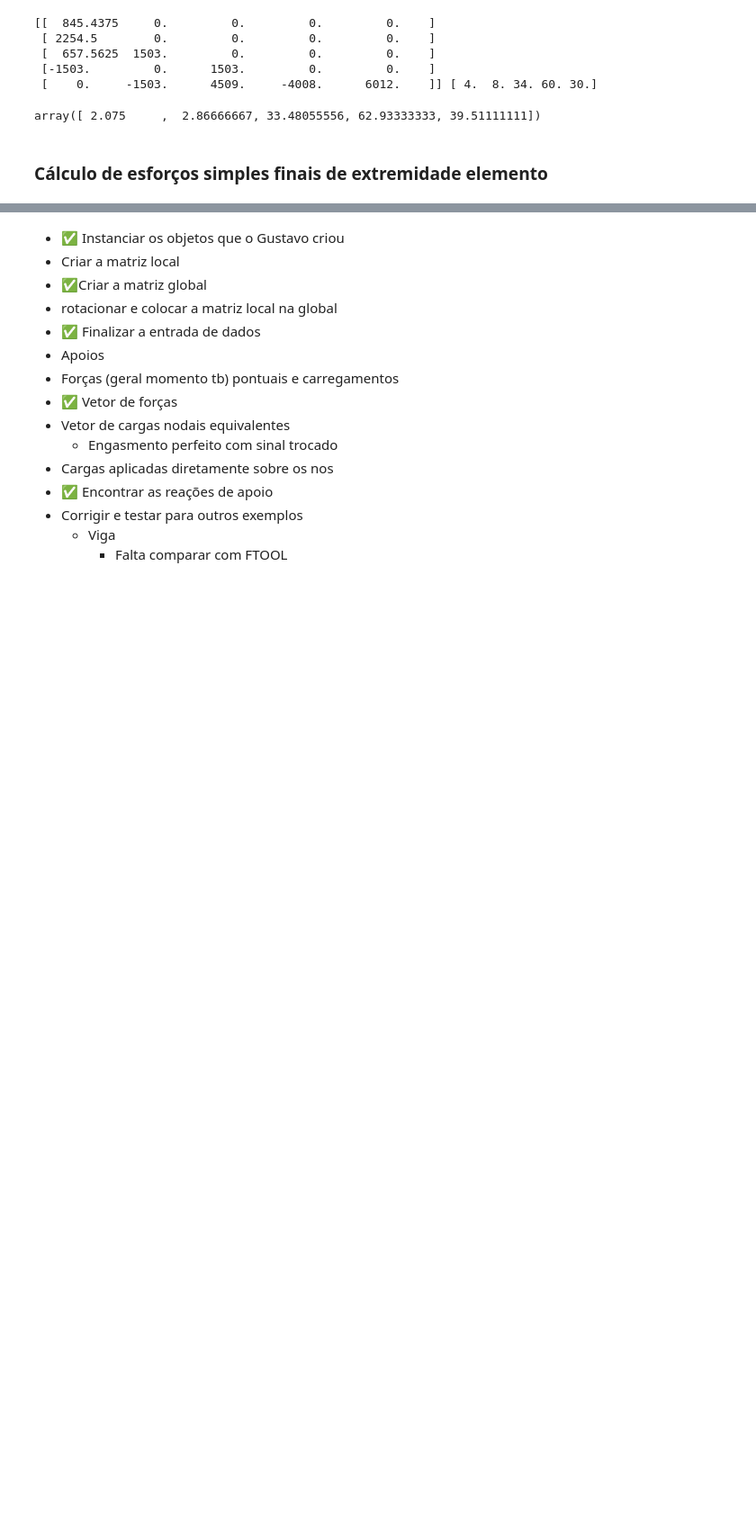
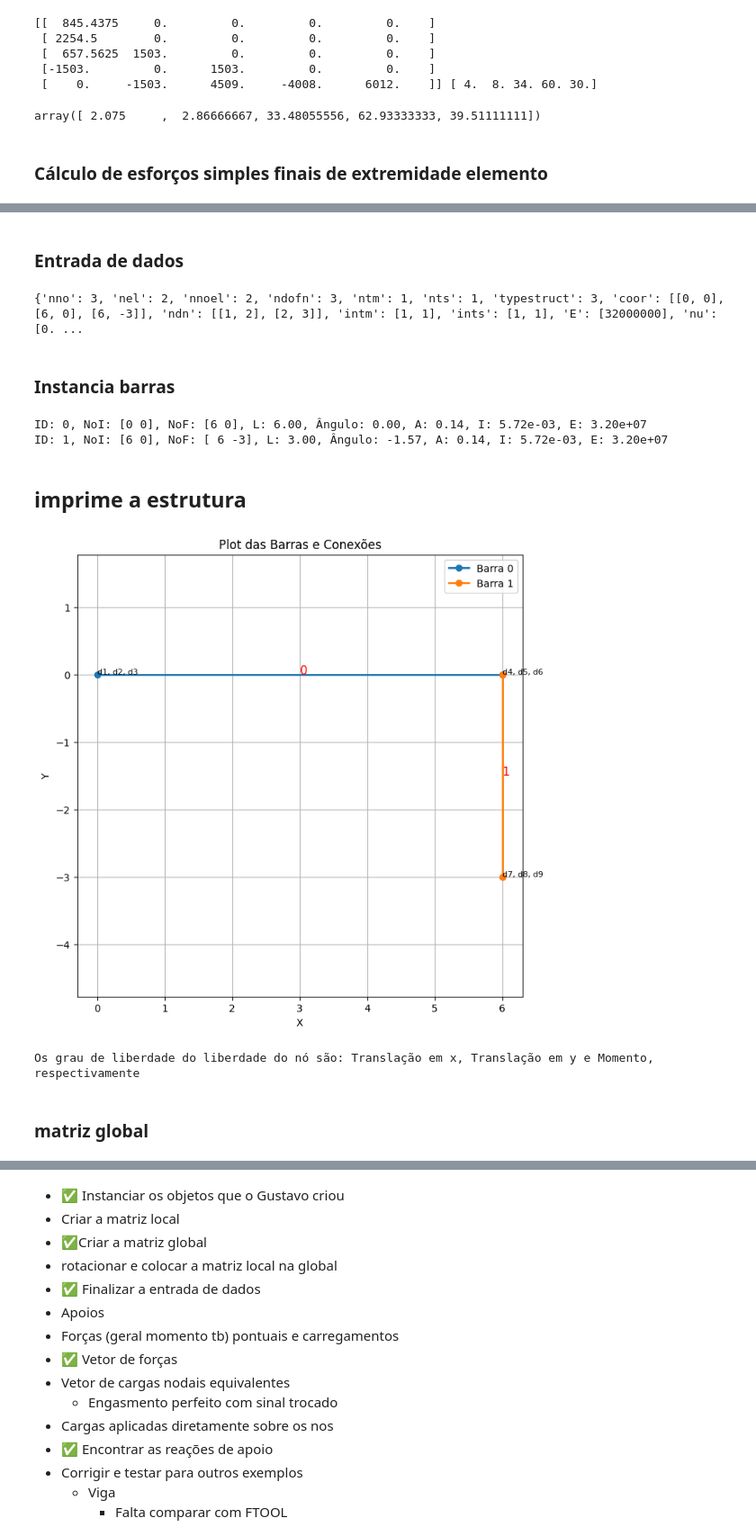
Before and after one commit to Leopalds/metodo-rigidez, a Jupyter notebook: MAC023-Trabalho2.ipynb, the cells around one changed output, grey strips where cells are left out. Shown at 90% size. Cells and saved outputs as stored; diff of their text form; code cells hidden in the pictures; blank space fills up the shorter version.

```diff
--- a/MAC023-Trabalho2.ipynb
+++ b/MAC023-Trabalho2.ipynb
@@ -927,0 +1108,27 @@ array([ 2.075     ,  2.86666667, 33.48055556, 62.93333333, 39.51111111])
+# %% [markdown]
+### Entrada de dados
+# %%
+filename = 'dados_modelo_ex6.JSON'
+data = read_data_json(filename)
+print(data)
+# %% [output]
+{'nno': 3, 'nel': 2, 'nnoel': 2, 'ndofn': 3, 'ntm': 1, 'nts': 1, 'typestruct': 3, 'coor': [[0, 0], [6, 0], [6, -3]], 'ndn': [[1, 2], [2, 3]], 'intm': [1, 1], 'ints': [1, 1], 'E': [32000000], 'nu': [0. ...
+# %% [markdown]
+### Instancia barras
+# %%
+barras = instanciar_barras(data['nel'], data['ints'], data['intm'], data['Iz'] , data['E'], data['A'], data['ndn'], data['coor'], data['typestruct'])
+
+# for i in range(len(barras)):
+#   print(barras[i].matrizRigidezLocal())
+# %% [output]
+ID: 0, NoI: [0 0], NoF: [6 0], L: 6.00, Ângulo: 0.00, A: 0.14, I: 5.72e-03, E: 3.20e+07
+ID: 1, NoI: [6 0], NoF: [ 6 -3], L: 3.00, Ângulo: -1.57, A: 0.14, I: 5.72e-03, E: 3.20e+07
+# %% [markdown]
+## imprime a estrutura
+# %%
+plot_barras(barras, data['ndn'], data['coor'], data['ndofn'], data['typestruct'])
+# %% [output]
+[figure, added]
+Os grau de liberdade do liberdade do nó são: Translação em x, Translação em y e Momento, respectivamente
+# %% [markdown]
+### matriz global
```
Also changed, not shown: parts of 51 cells of this notebook.
